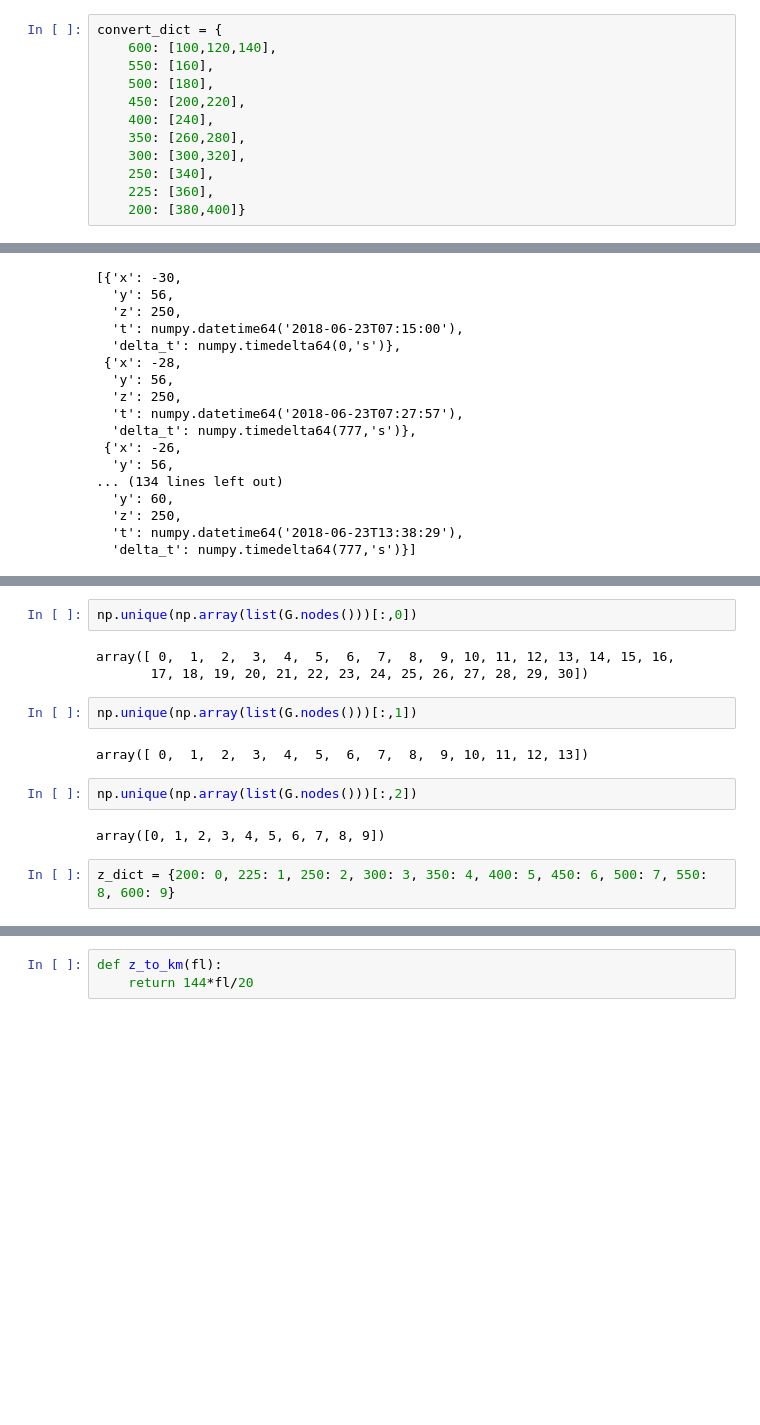
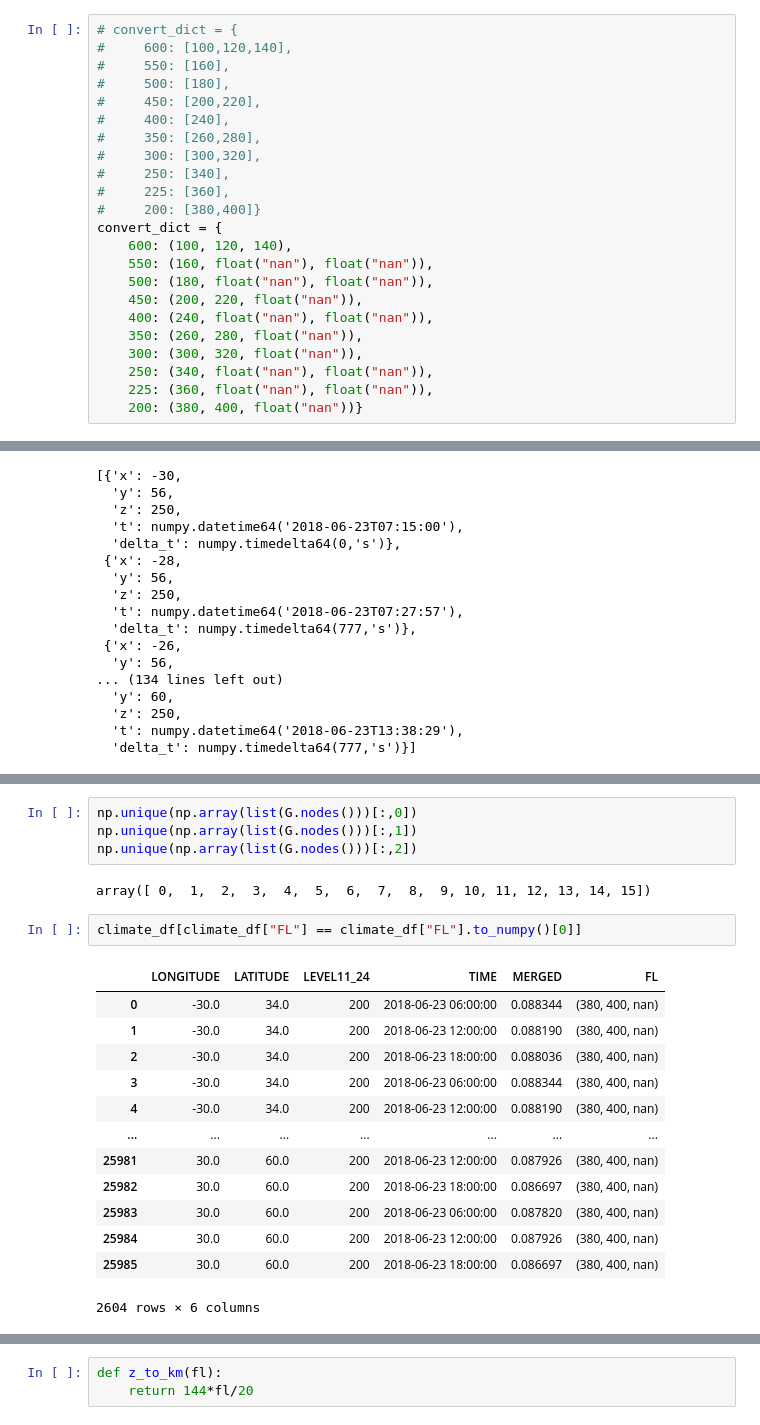
Before and after one commit to FelixFrohnertDB/Quantum-Challenge, a Jupyter notebook: notebooks/Quantum Climate Challenge.ipynb, the cells around one changed output, grey strips where cells are left out. Drawn from its saved outputs; the diff is of its cells as text; blank space fills up the shorter version.

```diff
--- a/notebooks/Quantum Climate Challenge.ipynb
+++ b/notebooks/Quantum Climate Challenge.ipynb
@@ -174,17 +119,28 @@ merged_plot = climate_df.loc[(climate_df["LEVEL11_24"] == 200) & (climate_df["TI
 # %% [markdown]
 # Load climate data
 # %%
+# convert_dict = {
+#     600: [100,120,140],
+#     550: [160],
+#     500: [180],
+#     450: [200,220],
+#     400: [240],
+#     350: [260,280],
+#     300: [300,320],
+#     250: [340],
+#     225: [360],
+#     200: [380,400]}
 convert_dict = {
-    600: [100,120,140],
-    550: [160],
-    500: [180],
-    450: [200,220],
-    400: [240],
-    350: [260,280],
-    300: [300,320],
-    250: [340],
-    225: [360],
-    200: [380,400]}
+    600: (100, 120, 140),
+    550: (160, float("nan"), float("nan")),
+    500: (180, float("nan"), float("nan")),
+    450: (200, 220, float("nan")),
+    400: (240, float("nan"), float("nan")),
+    350: (260, 280, float("nan")),
+    300: (300, 320, float("nan")),
+    250: (340, float("nan"), float("nan")),
+    225: (360, float("nan"), float("nan")),
+    200: (380, 400, float("nan"))}
 # %%
 ds = xr.open_dataset("../data/aCCF_0623_p_spec.nc")
 climate_df_temp = ds.to_dataframe()
@@ -635,15 +590,22 @@ print(len(np.unique(np.array(list(G.nodes()))[:,2])))
 # %%
 np.unique(np.array(list(G.nodes()))[:,0])
+np.unique(np.array(list(G.nodes()))[:,1])
+np.unique(np.array(list(G.nodes()))[:,2])
 # %% [output]
-array([ 0,  1,  2,  3,  4,  5,  6,  7,  8,  9, 10, 11, 12, 13, 14, 15, 16,
-       17, 18, 19, 20, 21, 22, 23, 24, 25, 26, 27, 28, 29, 30])
+array([ 0,  1,  2,  3,  4,  5,  6,  7,  8,  9, 10, 11, 12, 13, 14, 15])
-# %%
-np.unique(np.array(list(G.nodes()))[:,1])
-# %% [output]
-array([ 0,  1,  2,  3,  4,  5,  6,  7,  8,  9, 10, 11, 12, 13])
-# %%
-np.unique(np.array(list(G.nodes()))[:,2])
-# %% [output]
-array([0, 1, 2, 3, 4, 5, 6, 7, 8, 9])
-# %%
-z_dict = {200: 0, 225: 1, 250: 2, 300: 3, 350: 4, 400: 5, 450: 6, 500: 7, 550: 8, 600: 9}
+# %%
+climate_df[climate_df["FL"] == climate_df["FL"].to_numpy()[0]]
+# %% [output]
+|  | LONGITUDE | LATITUDE | LEVEL11_24 | TIME | MERGED | FL |
+| 0 | -30.0 | 34.0 | 200 | 2018-06-23 06:00:00 | 0.088344 | (380, 400, nan) |
+| 1 | -30.0 | 34.0 | 200 | 2018-06-23 12:00:00 | 0.088190 | (380, 400, nan) |
+| 2 | -30.0 | 34.0 | 200 | 2018-06-23 18:00:00 | 0.088036 | (380, 400, nan) |
+| 3 | -30.0 | 34.0 | 200 | 2018-06-23 06:00:00 | 0.088344 | (380, 400, nan) |
+| 4 | -30.0 | 34.0 | 200 | 2018-06-23 12:00:00 | 0.088190 | (380, 400, nan) |
+| ... | ... | ... | ... | ... | ... | ... |
+| 25981 | 30.0 | 60.0 | 200 | 2018-06-23 12:00:00 | 0.087926 | (380, 400, nan) |
+| 25982 | 30.0 | 60.0 | 200 | 2018-06-23 18:00:00 | 0.086697 | (380, 400, nan) |
+| 25983 | 30.0 | 60.0 | 200 | 2018-06-23 06:00:00 | 0.087820 | (380, 400, nan) |
+| 25984 | 30.0 | 60.0 | 200 | 2018-06-23 12:00:00 | 0.087926 | (380, 400, nan) |
+| 25985 | 30.0 | 60.0 | 200 | 2018-06-23 18:00:00 | 0.086697 | (380, 400, nan) |
+2604 rows × 6 columns
```
Also changed, not shown: parts of 18 cells of this notebook.
